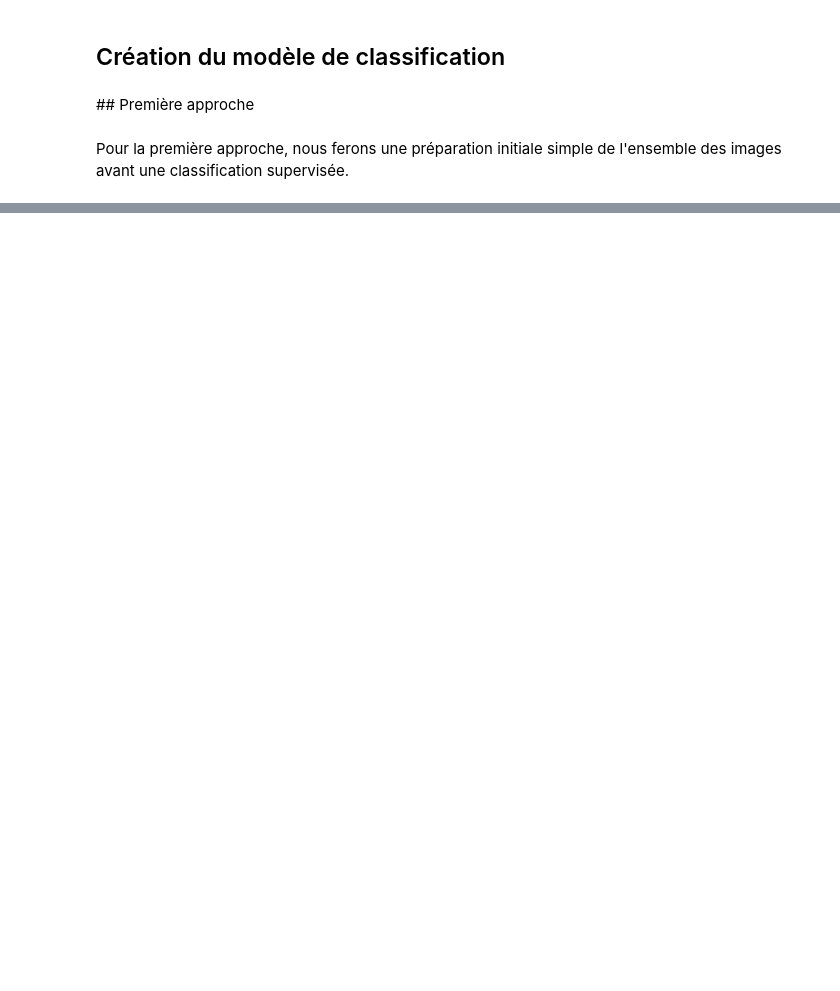
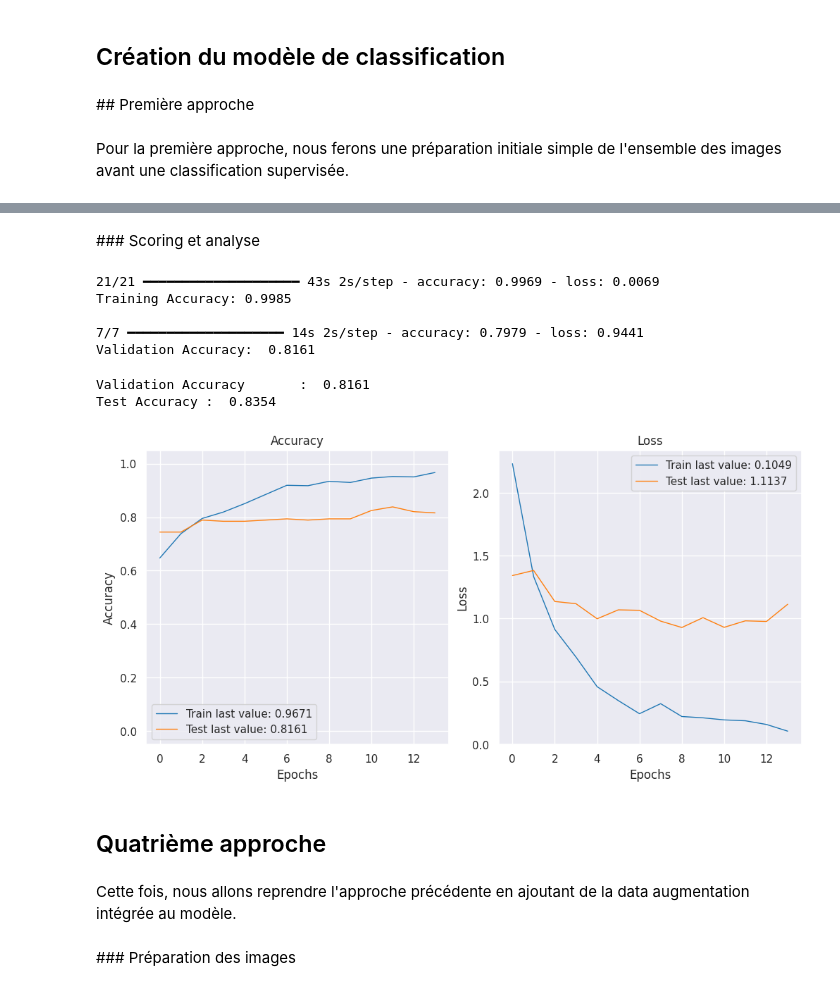
Before and after one commit to lalende/OpenClassRooms-Certification-Data-Scientist, a Jupyter notebook: Projet 6 - Classifiez automatiquement des biens de consommation/Projet 6 - Classification.ipynb, the cells around one changed output, grey strips where cells are left out. Saved outputs shown, nothing was run; the diff lists cells and outputs as text; code cells hidden in the pictures; blank space fills up the shorter version.

```diff
--- a/Projet 6 - Classifiez automatiquement des biens de consommation/Projet 6 - Classification.ipynb
+++ b/Projet 6 - Classifiez automatiquement des biens de consommation/Projet 6 - Classification.ipynb
@@ -214,0 +567,16 @@ Pour la première approche, nous ferons une préparation initiale simple de l'en
+# %%
+# Create the model
+with tf.device("/gpu:0"):
+    model3 = create_model()
+
+# Create the path where to save the trained model
+model3_save_path = "./model3_best_weights.keras"
+# Create the path where to save the logs of the training
+model3_log_path = "./model3_training_log"
+# Create checkpoints to save the model
+checkpoint = ModelCheckpoint(model3_save_path, monitor="val_loss", verbose=1,
+                             save_best_only=True, mode="min",)
+# Create EarlyStopping to stop the training if the model find convergence before the end of the training
+early_stopping = EarlyStopping(monitor="val_loss", mode="min", verbose=1, patience=5)
+# Create the list of callbacks
+callbacks_list = [checkpoint, early_stopping]
@@ -214,0 +608,17 @@ Pour la première approche, nous ferons une préparation initiale simple de l'en
+# %%
+# Check if the model have already been trained (and saved)
+# If true, load the model from the save made
+# Used mainly to save time replaying the notebook
+if os.path.exists(model3_save_path):
+    # Open the model from the file
+    model3 = load_model(model3_save_path)
+    # Open the log file of training
+    history3 = np.load(model3_log_path + ".npy", allow_pickle="True").item()
+else:
+    # Training of the model on the train set
+    with tf.device("/gpu:0"):
+        history3 = model3.fit(dataset_train, epochs=50, batch_size=64,
+                             callbacks=callbacks_list, validation_data=dataset_validation,
+                             verbose=1)
+        # Save the history of training to a file
+        np.save(model3_log_path, history3.history)
@@ -214,0 +643,40 @@ Pour la première approche, nous ferons une préparation initiale simple de l'en
+# %% [markdown]
+### Scoring et analyse
+# %%
+# Get the scores
+loss, accuracy = model3.evaluate(dataset_train, verbose=True)
+print("Training Accuracy: {:.4f}".format(accuracy))
+print()
+loss, accuracy = model3.evaluate(dataset_validation, verbose=True)
+print("Validation Accuracy:  {:.4f}".format(accuracy))
+# %% [output]
+21/21 ━━━━━━━━━━━━━━━━━━━━ 43s 2s/step - accuracy: 0.9969 - loss: 0.0069
+Training Accuracy: 0.9985
+
+7/7 ━━━━━━━━━━━━━━━━━━━━ 14s 2s/step - accuracy: 0.7979 - loss: 0.9441
+Validation Accuracy:  0.8161
+# %%
+# Get the scores of the optimal epoch
+model1.load_weights(model3_save_path)
+
+loss, accuracy = model3.evaluate(dataset_validation, verbose=False)
+print("Validation Accuracy       :  {:.4f}".format(accuracy))
+
+loss, accuracy = model3.evaluate(dataset_test, verbose=False)
+print("Test Accuracy :  {:.4f}".format(accuracy))
+# %% [output]
+Validation Accuracy       :  0.8161
+Test Accuracy :  0.8354
+# %%
+# Plot the history of training
+show_history(history3)
+plot_history(history3, path="model3_history.png")
+plt.close()
+# %% [output]
+[figure, added]
+# %% [markdown]
+## Quatrième approche
+# %% [markdown]
+Cette fois, nous allons reprendre l'approche précédente en ajoutant de la data augmentation intégrée au modèle.
+# %% [markdown]
+### Préparation des images
```
Also changed, not shown: parts of 59 cells of this notebook, 8 other files.
